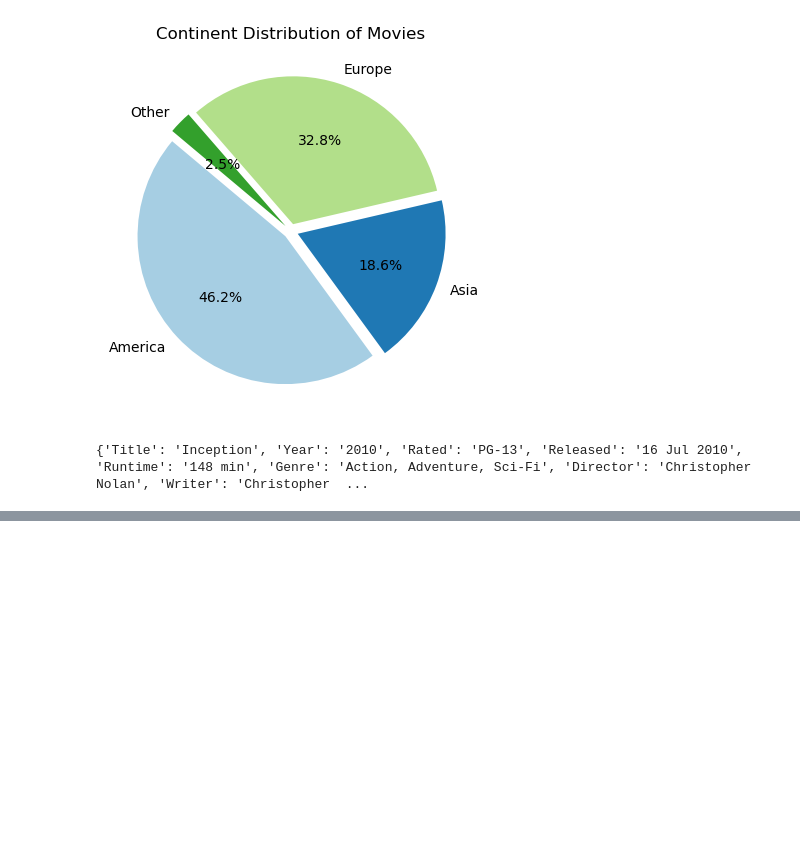
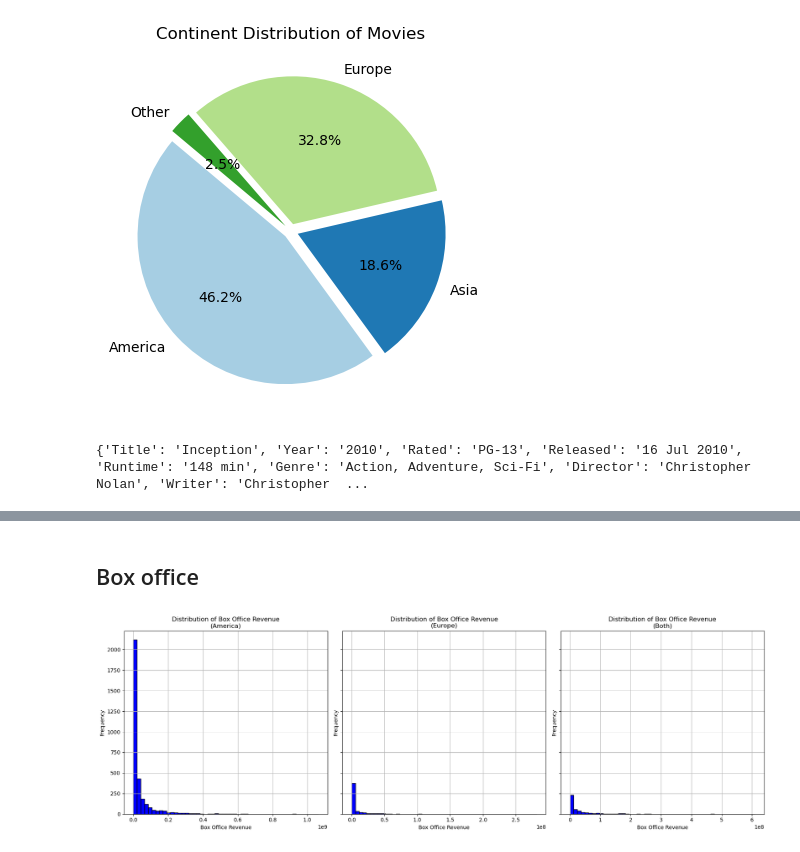
Before and after one commit to epfl-ada/ada-2024-project-fadadudata2024, a Jupyter notebook: Axe-1_lolo.ipynb, the cells around one changed output, grey strips where cells are left out. Drawn from its saved outputs; the diff is of its cells as text; code cells hidden in the pictures; blank space fills up the shorter version.

```diff
--- a/Axe-1_lolo.ipynb
+++ b/Axe-1_lolo.ipynb
@@ -1105,0 +1375,31 @@ plt.show()
+# %% [markdown]
+## Box office
+# %%
+import matplotlib.pyplot as plt
+
+# Ensure the 'Box_Office_Revenue' column contains valid float values
+merged_movie_metadata['Box_Office_Revenue'] = pd.to_numeric(merged_movie_metadata['Box_Office_Revenue'], errors='coerce')
+
+# Drop rows with NaN values in the 'Box_Office_Revenue' column
+revenue_data = merged_movie_metadata.dropna(subset=['Box_Office_Revenue'])
+
+# Define the continents to plot
+continents = ['America', 'Europe', 'Both']
+
+# Create subplots
+fig, axes = plt.subplots(nrows=1, ncols=len(continents), figsize=(18, 6), sharey=True)
+
+# Plot the histogram for each continent
+for ax, continent in zip(axes, continents):
+    continent_data = revenue_data[revenue_data['Continents'].apply(lambda x: continent in x)]
+    ax.hist(continent_data['Box_Office_Revenue'], bins=50, range=(0, continent_data['Box_Office_Revenue'].max()), color='blue', edgecolor='black')
+    ax.set_title(f'Distribution of Box Office Revenue\n({continent})')
+    ax.set_xlabel('Box Office Revenue')
+    ax.set_ylabel('Frequency')
+    ax.grid(True)
+
+# Adjust layout
+plt.tight_layout()
+plt.show()
+# %% [output]
+[figure, added]
```
Also changed, not shown: parts of 27 cells of this notebook, 1 other file.
